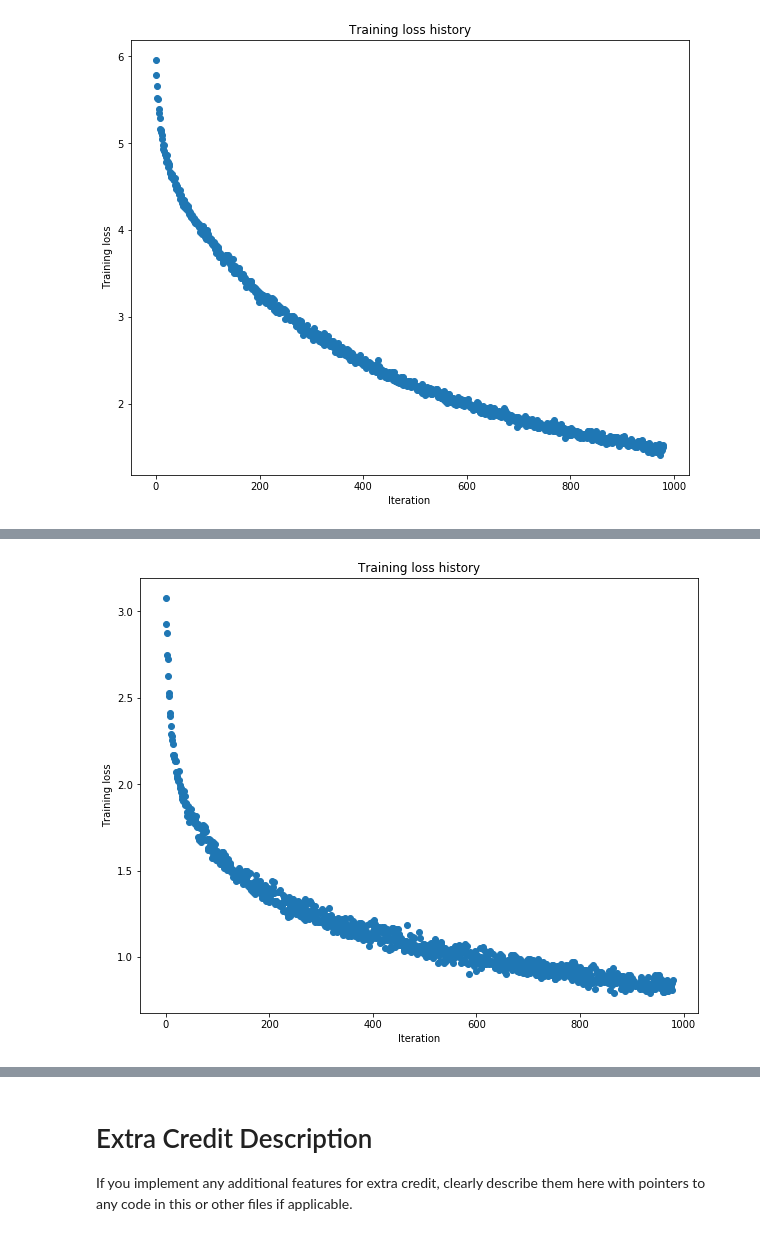
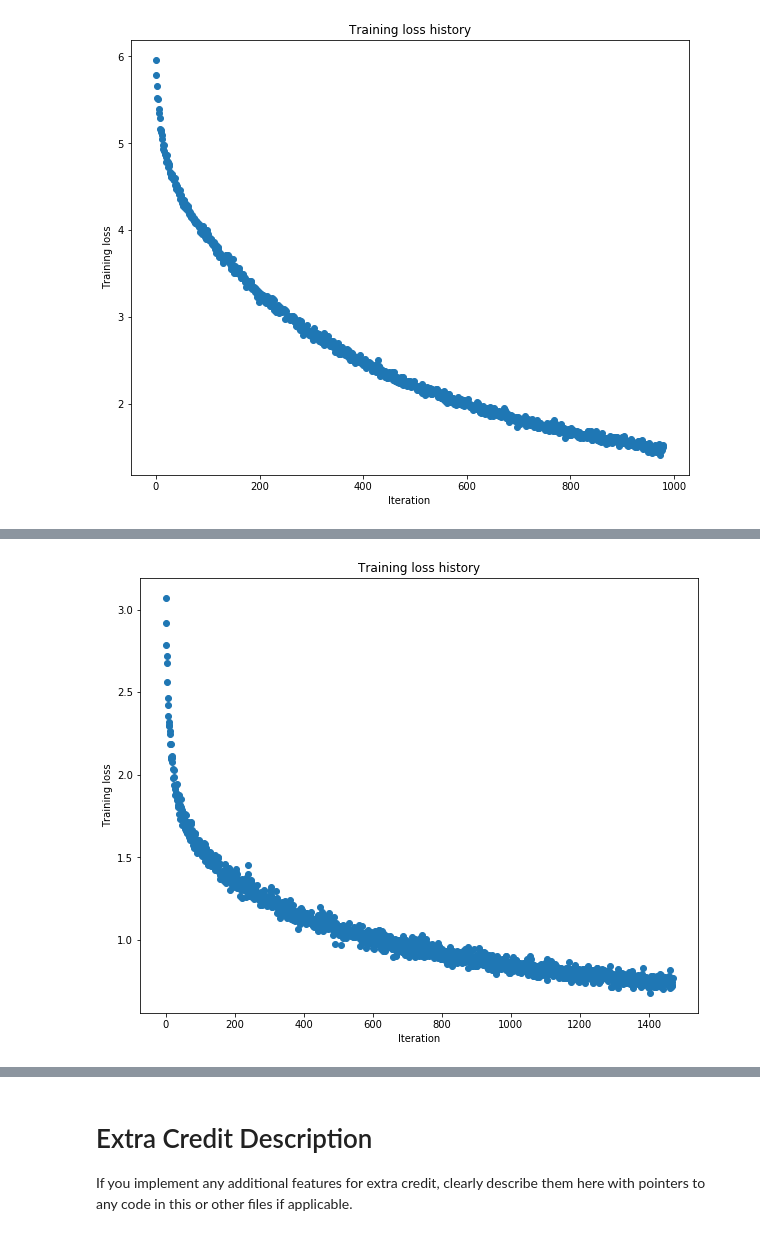
Before and after one commit to Aran00/CS231nAssignments, a Jupyter notebook: assignment2/ConvolutionalNetworks.ipynb, the cells around one changed output, grey strips where cells are left out. Saved outputs shown, nothing was run; the diff lists cells and outputs as text; code cells hidden in the pictures.

```diff
--- a/assignment2/ConvolutionalNetworks.ipynb
+++ b/assignment2/ConvolutionalNetworks.ipynb
@@ -970,7 +958,7 @@ model = MultipleLayerConvNet([conv_layer_config_1, conv_layer_config_2, conv_lay
                              reg=1e-3, dtype=np.float32)
 
 solver = Solver(model, data,
-                num_epochs=20, batch_size=1000,
+                num_epochs=30, batch_size=1000,
                 update_rule='sgd_momentum',
                 optim_config={
                   'learning_rate': 1e-2,
@@ -1004,2 +992,2 @@ Best validation accuracy is 0.723000
-[figure, old version]
+[figure, new version]
 # %%
```
Also changed, not shown: parts of 4 cells of this notebook.
